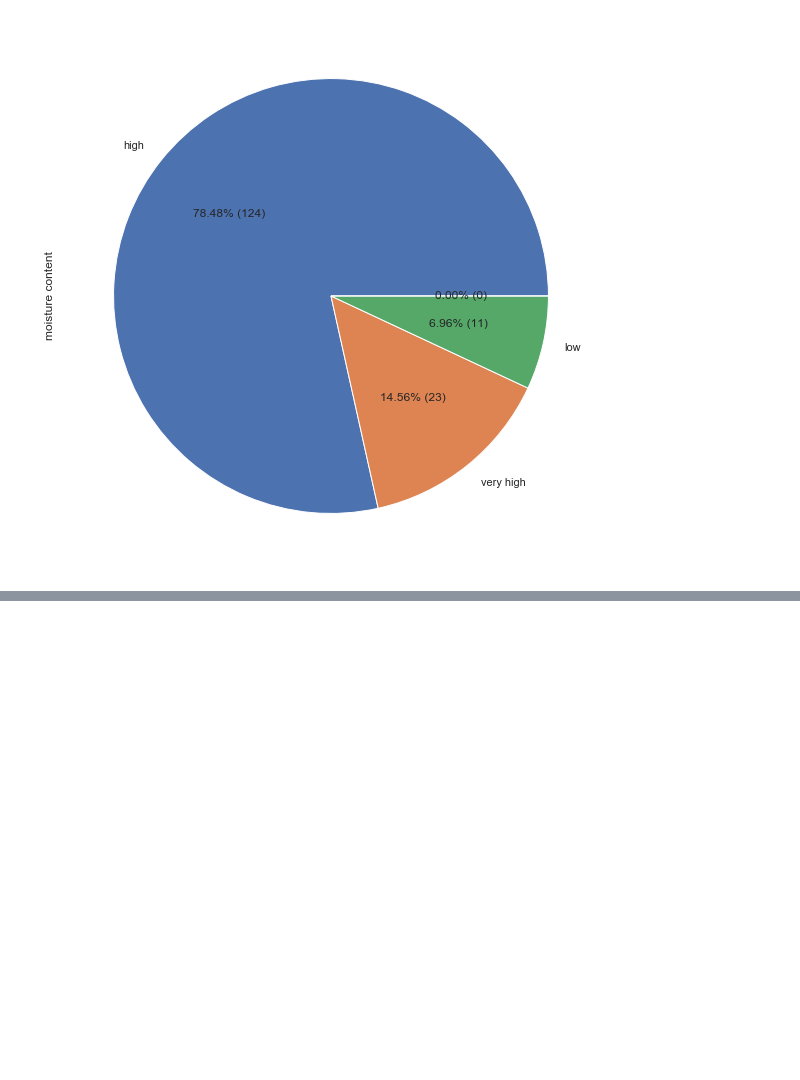
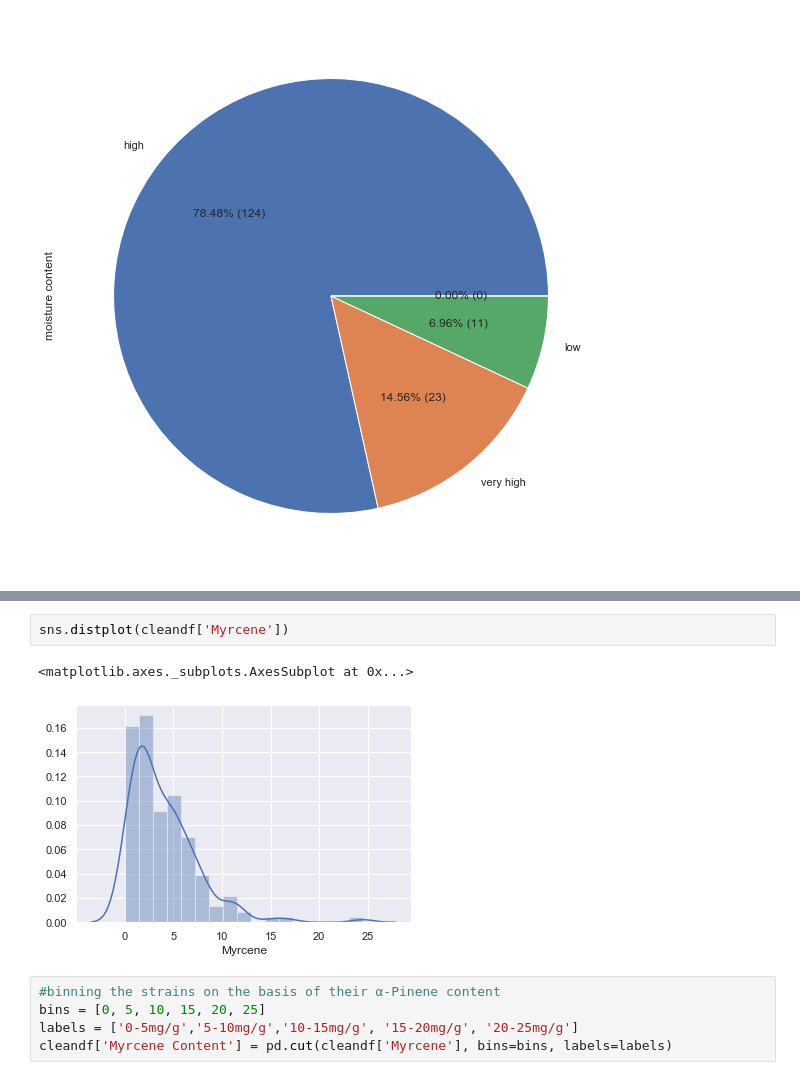
Before and after one commit to kavehamini/Cannabis_Project, a Jupyter notebook: Cannabis_Project.ipynb, the cells around one changed output, grey strips where cells are left out. Drawn from its saved outputs; the diff is of its cells as text; blank space fills up the shorter version.

```diff
--- a/Cannabis_Project.ipynb
+++ b/Cannabis_Project.ipynb
@@ -231,0 +245,10 @@ plt.savefig('3.png')
+# %%
+sns.distplot(cleandf['Myrcene'])
+# %% [output]
+<matplotlib.axes._subplots.AxesSubplot at 0x...>
+[figure, added]
+# %%
+#binning the strains on the basis of their α-Pinene content
+bins = [0, 5, 10, 15, 20, 25]
+labels = ['0-5mg/g','5-10mg/g','10-15mg/g', '15-20mg/g', '20-25mg/g']
+cleandf['Myrcene Content'] = pd.cut(cleandf['Myrcene'], bins=bins, labels=labels)
```
Also changed, not shown: parts of 11 cells of this notebook, 5 other files.
